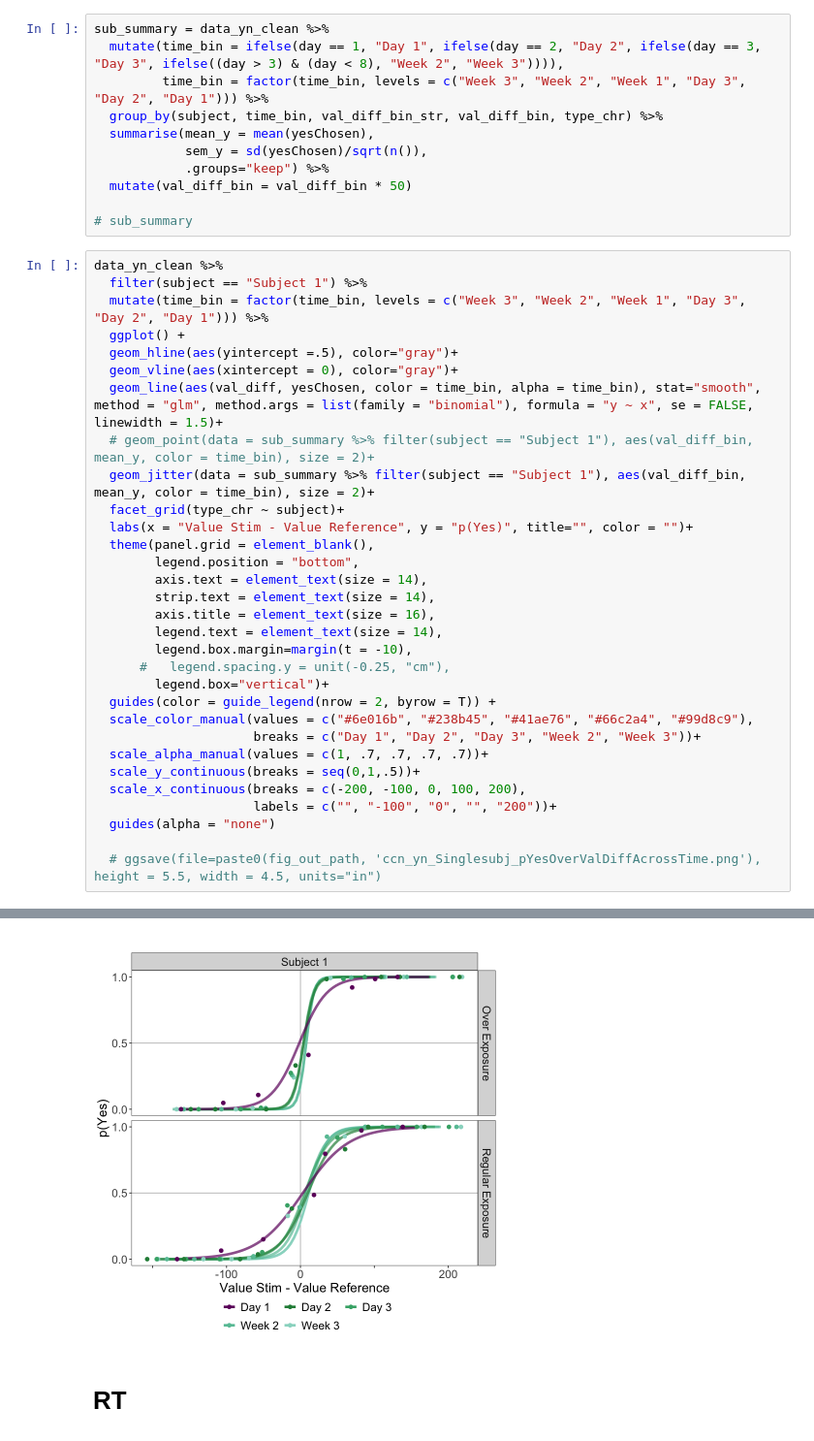
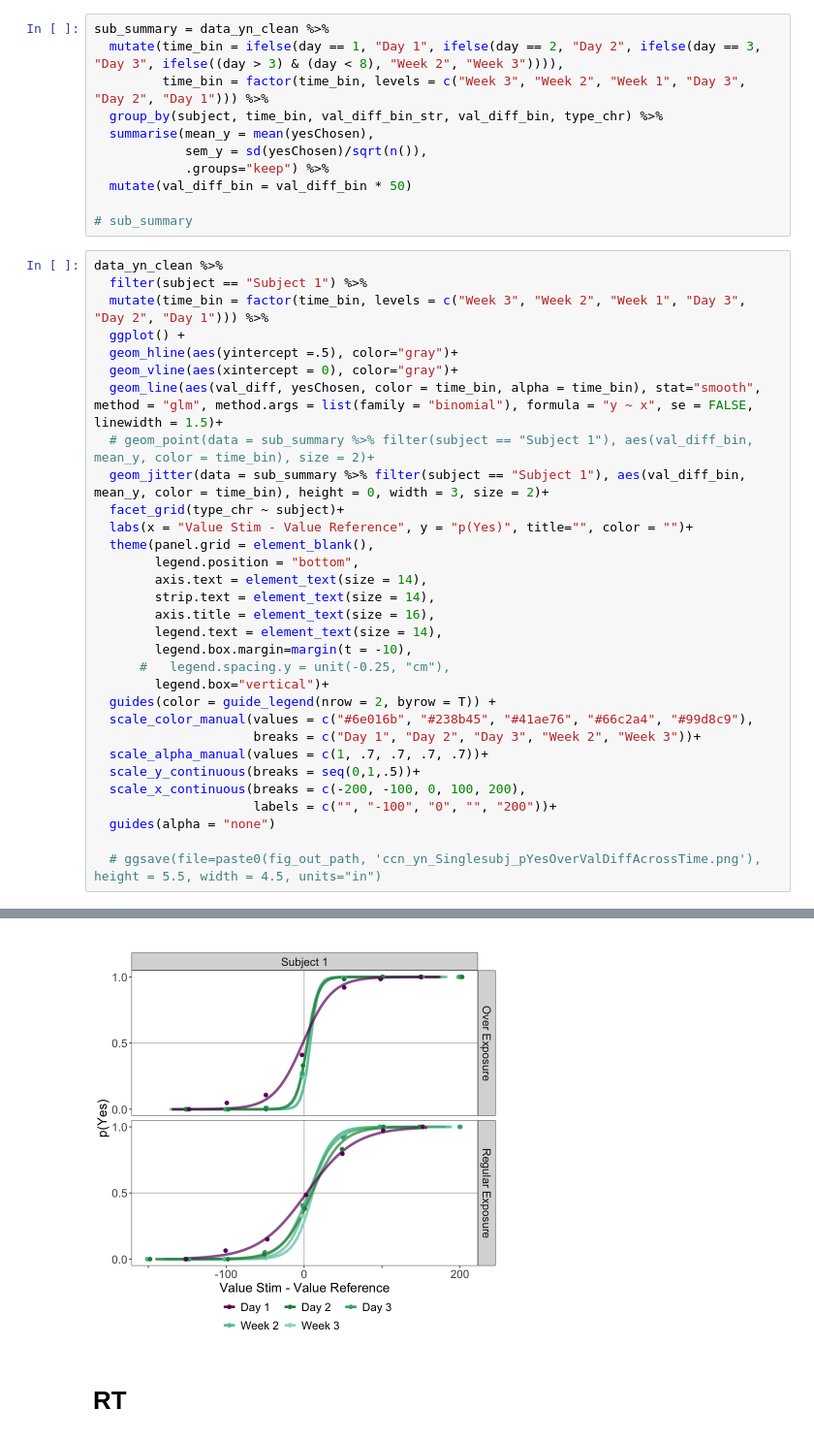
Before and after one commit to zenkavi/NovelVsRepeated, a Jupyter notebook: behavior/analysis/NB19_CCN_poster.ipynb, the cells around one changed output, grey strips where cells are left out. Shown: that part at 97% size. Drawn from its saved outputs; the diff is of its cells as text.

```diff
--- a/behavior/analysis/NB19_CCN_poster.ipynb
+++ b/behavior/analysis/NB19_CCN_poster.ipynb
@@ -74,7 +74,7 @@ data_yn_clean %>%
   geom_vline(aes(xintercept = 0), color="gray")+
   geom_line(aes(val_diff, yesChosen, color = time_bin, alpha = time_bin), stat="smooth", method = "glm", method.args = list(family = "binomial"), formula = "y ~ x", se = FALSE, linewidth = 1.5)+
   # geom_point(data = sub_summary %>% filter(subject == "Subject 1"), aes(val_diff_bin, mean_y, color = time_bin), size = 2)+
-  geom_jitter(data = sub_summary %>% filter(subject == "Subject 1"), aes(val_diff_bin, mean_y, color = time_bin), size = 2)+
+  geom_jitter(data = sub_summary %>% filter(subject == "Subject 1"), aes(val_diff_bin, mean_y, color = time_bin), height = 0, width = 3, size = 2)+
   facet_grid(type_chr ~ subject)+
   labs(x = "Value Stim - Value Reference", y = "p(Yes)", title="", color = "")+
   theme(panel.grid = element_blank(),
@@ -107,4 +108,4 @@ Warning message:
-[figure, old version]
+[figure, new version]
 # %% [markdown]
 # RT
 # %%
```
Also changed, not shown: parts of 2 cells of this notebook, 19 other files.
